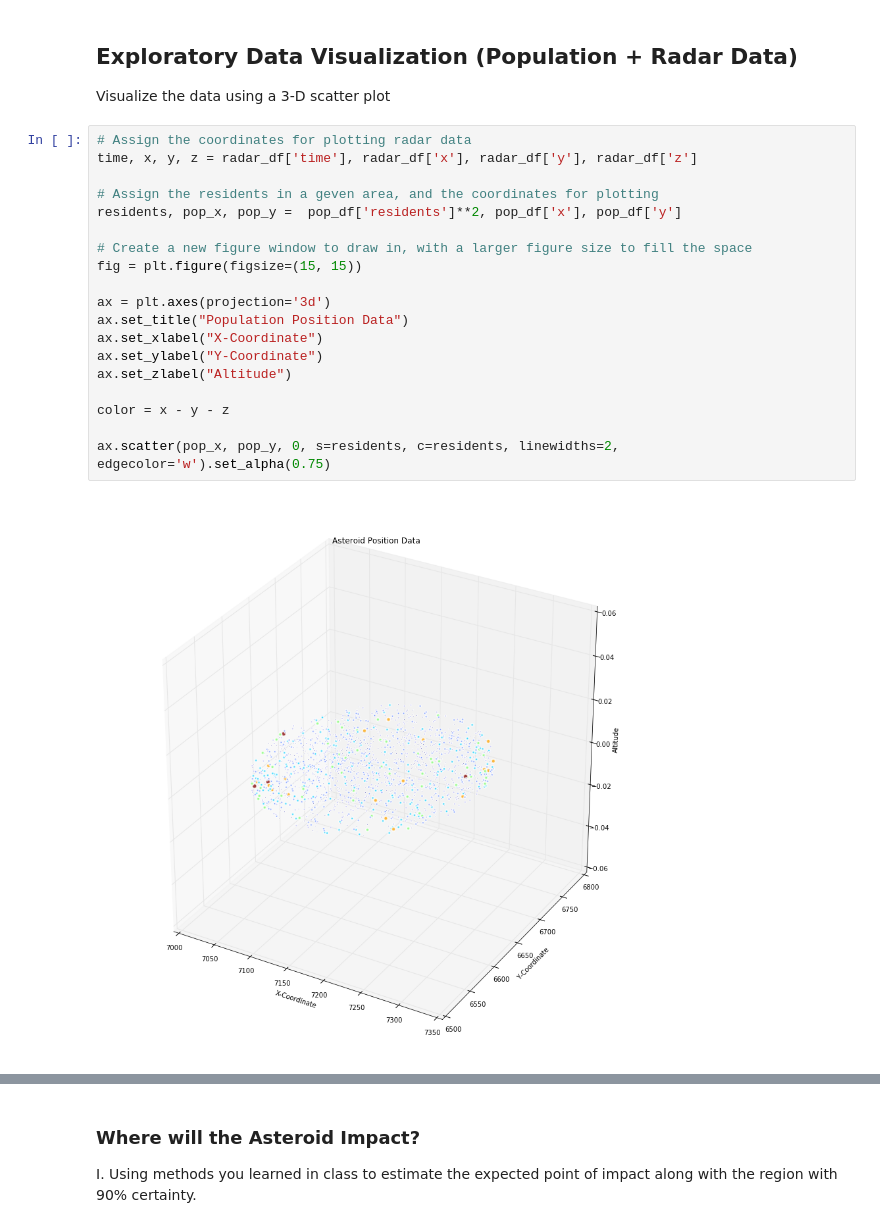
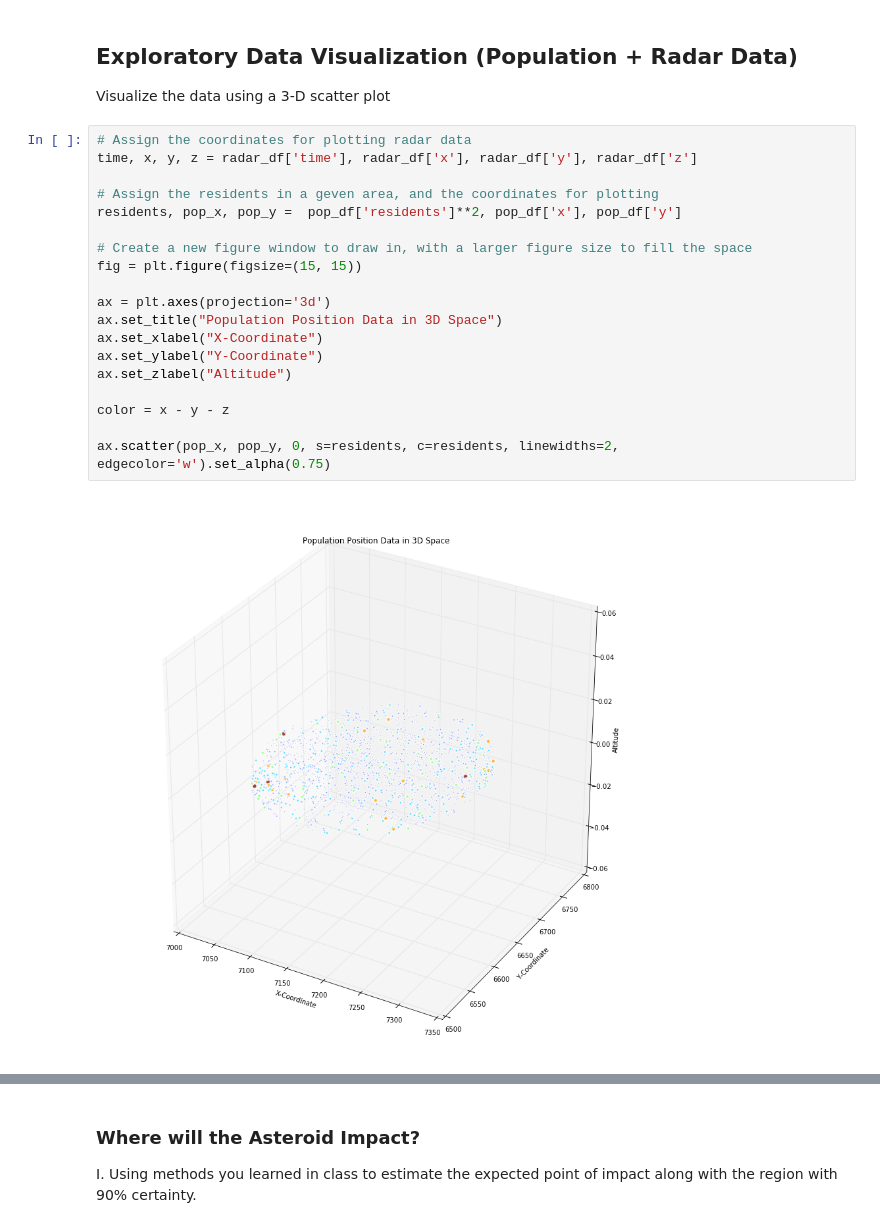
Before and after one commit to rickfarmer/harvard-cs-109a-data-science, a Jupyter notebook: Farmer_Rick_CS109A_Midterm.ipynb, the cells around one changed output, grey strips where cells are left out. Drawn from its saved outputs; the diff is of its cells as text.

```diff
--- a/Farmer_Rick_CS109A_Midterm.ipynb
+++ b/Farmer_Rick_CS109A_Midterm.ipynb
@@ -277,22 +277,22 @@ Visualize the data using a 3-D scatter plot
 # %%
 # Assign the coordinates for plotting radar data
 time, x, y, z = radar_df['time'], radar_df['x'], radar_df['y'], radar_df['z']
 
 # Assign the residents in a geven area, and the coordinates for plotting
 residents, pop_x, pop_y =  pop_df['residents']**2, pop_df['x'], pop_df['y']
 
 # Create a new figure window to draw in, with a larger figure size to fill the space
 fig = plt.figure(figsize=(15, 15))
 
 ax = plt.axes(projection='3d')
-ax.set_title("Population Position Data")
+ax.set_title("Population Position Data in 3D Space")
 ax.set_xlabel("X-Coordinate")
 ax.set_ylabel("Y-Coordinate")
 ax.set_zlabel("Altitude")
 
 color = x - y - z
 
 ax.scatter(pop_x, pop_y, 0, s=residents, c=residents, linewidths=2, edgecolor='w').set_alpha(0.75)
 # %% [output]
-[figure, old version]
+[figure, new version]
 # %%
```
Also changed, not shown: parts of 3 cells of this notebook.
